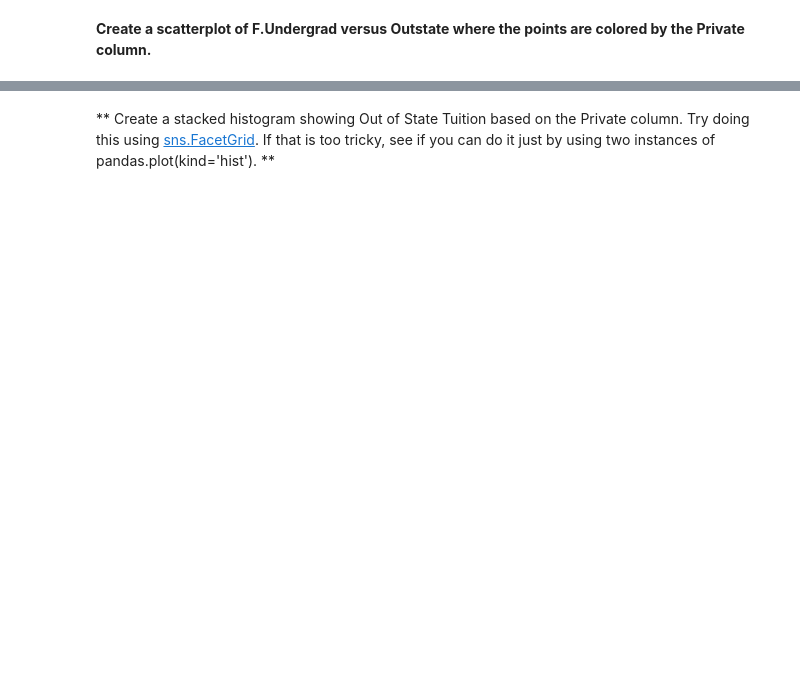
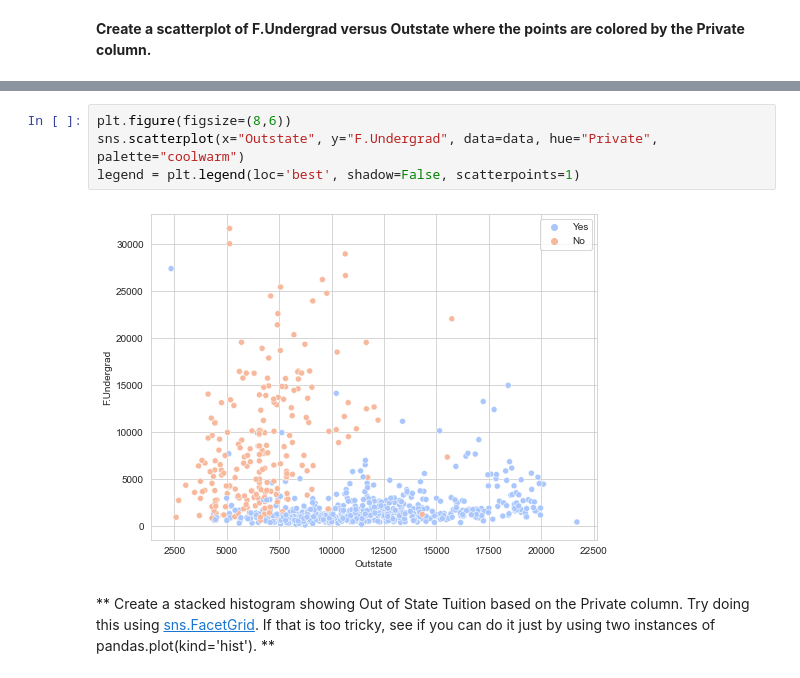
Before and after one commit to roblivesinottawa/data_science_machine_learning_python, a Jupyter notebook: 17-K-Means-Clustering/02-K Means Clustering Project.ipynb, the cells around one changed output, grey strips where cells are left out. Cells and saved outputs as stored; diff of their text form; blank space fills up the shorter version.

```diff
--- a/17-K-Means-Clustering/02-K Means Clustering Project.ipynb
+++ b/17-K-Means-Clustering/02-K Means Clustering Project.ipynb
@@ -100,2 +111,8 @@ It's time to create some data visualizations!
+# %%
+plt.figure(figsize=(8,6))
+sns.scatterplot(x="Outstate", y="F.Undergrad", data=data, hue="Private", palette="coolwarm")
+legend = plt.legend(loc='best', shadow=False, scatterpoints=1)
+# %% [output]
+[figure, added]
 # %% [markdown]
 ** Create a stacked histogram showing Out of State Tuition based on the Private column. Try doing this using [sns.FacetGrid](https://stanford.edu/~mwaskom/software/seaborn/generated/seaborn.FacetGrid.html). If that is too tricky, see if you can do it just by using two instances of pandas.plot(kind='hist'). **
```
Also changed, not shown: parts of 34 cells of this notebook, 1 other file.
